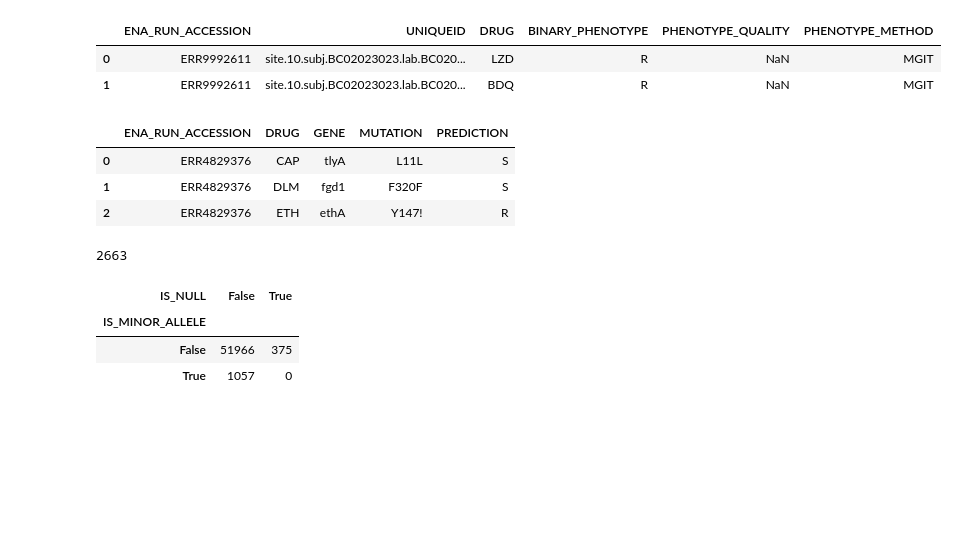
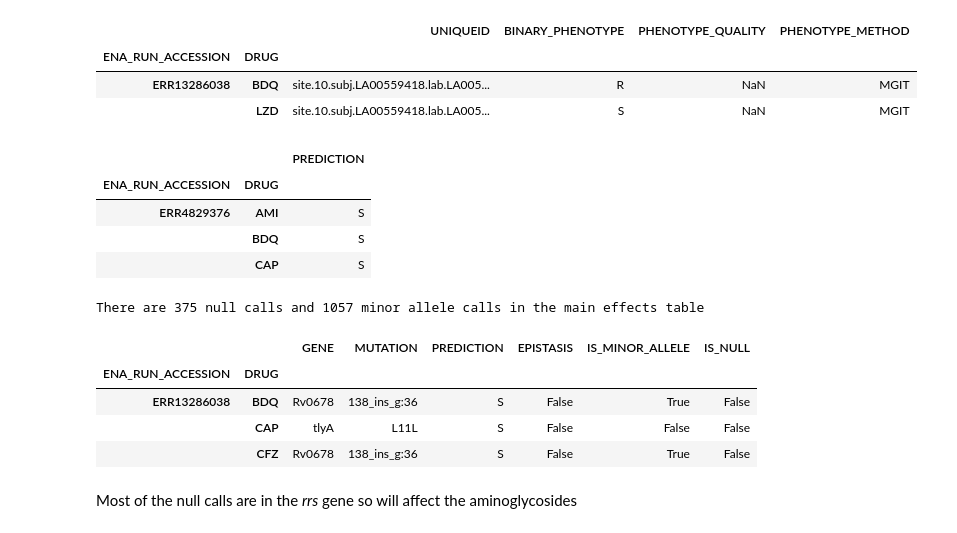
Before and after one commit to fowler-lab/validate-myco-amr, a Jupyter notebook: create-results-table.ipynb, the cells around one changed output. Cells and saved outputs as stored; diff of their text form; code cells hidden in the pictures; blank space fills up the shorter version.

```diff
--- a/create-results-table.ipynb
+++ b/create-results-table.ipynb
@@ -8,39 +23,20 @@ mgit_drugs = list(pandas.read_csv('dat/drugs/mgit_drugs.csv').drug)
 # %%
 PHENOTYPES = pandas.read_csv('dat/PHENOTYPES.csv')
+PHENOTYPES.set_index(['ENA_RUN_ACCESSION', 'DRUG'], inplace=True)
+PHENOTYPES.sort_index(inplace=True)
 PHENOTYPES[:2]
 # %% [output]
-|  | ENA_RUN_ACCESSION | UNIQUEID | DRUG | BINARY_PHENOTYPE | PHENOTYPE_QUALITY | PHENOTYPE_METHOD |
-| 0 | ERR9992611 | site.10.subj.BC02023023.lab.BC020... | LZD | R | NaN | MGIT |
-| 1 | ERR9992611 | site.10.subj.BC02023023.lab.BC020... | BDQ | R | NaN | MGIT |
+|  |  | UNIQUEID | BINARY_PHENOTYPE | PHENOTYPE_QUALITY | PHENOTYPE_METHOD |
+| ENA_RUN_ACCESSION | DRUG |  |  |  |  |
+| ERR13286038 | BDQ | site.10.subj.LA00559418.lab.LA005... | R | NaN | MGIT |
+|  | LZD | site.10.subj.LA00559418.lab.LA005... | S | NaN | MGIT |
 # %%
-EFFECTS = pandas.read_csv('dat/EFFECTS.csv')
-EFFECTS[:3]
+RAW_PREDICTIONS = pandas.read_csv('dat/RAW_PREDICTIONS.csv')
+RAW_PREDICTIONS.set_index(['ENA_RUN_ACCESSION', 'DRUG'], inplace=True)
+RAW_PREDICTIONS[:3]
 # %% [output]
-|  | ENA_RUN_ACCESSION | DRUG | GENE | MUTATION | PREDICTION |
-| 0 | ERR4829376 | CAP | tlyA | L11L | S |
-| 1 | ERR4829376 | DLM | fgd1 | F320F | S |
-| 2 | ERR4829376 | ETH | ethA | Y147! | R |
+|  |  | PREDICTION |
+| ENA_RUN_ACCESSION | DRUG |  |
+| ERR4829376 | AMI | S |
+|  | BDQ | S |
+|  | CAP | S |
-# %%
-EFFECTS.ENA_RUN_ACCESSION.nunique()
-# %% [output]
-2663
-# %%
-def assign_booleans(row):
-    minor_call = False
-    is_null = False
-    if ":" in row.MUTATION:
-        minor_call = True
-    if 'x' in row.MUTATION:
-        is_null = True
-    elif 'X' in row.MUTATION:
-        is_null = True
-    return pandas.Series([minor_call, is_null])
-
-EFFECTS[['IS_MINOR_ALLELE','IS_NULL']] = EFFECTS.apply(assign_booleans, axis=1)
-
-pandas.crosstab(EFFECTS.IS_MINOR_ALLELE, EFFECTS.IS_NULL)
-# %% [output]
-| IS_NULL | False | True |
-| IS_MINOR_ALLELE |  |  |
-| False | 51966 | 375 |
-| True | 1057 | 0 |
@@ -52,0 +43,15 @@ EFFECTS3 = copy.deepcopy(EFFECTS)
+# %%
+RAW_EFFECTS = pandas.read_csv('dat/RAW_EFFECTS.csv')
+RAW_EFFECTS.set_index(['ENA_RUN_ACCESSION', 'DRUG'], inplace=True)
+RAW_EFFECTS.sort_index(inplace=True)
+print(f"There are {RAW_EFFECTS.IS_NULL.sum()} null calls and {RAW_EFFECTS.IS_MINOR_ALLELE.sum()} minor allele calls in the main effects table")
+RAW_EFFECTS[:3]
+# %% [output]
+There are 375 null calls and 1057 minor allele calls in the main effects table
+|  |  | GENE | MUTATION | PREDICTION | EPISTASIS | IS_MINOR_ALLELE | IS_NULL |
+| ENA_RUN_ACCESSION | DRUG |  |  |  |  |  |  |
+| ERR13286038 | BDQ | Rv0678 | 138_ins_g:36 | S | False | True | False |
+|  | CAP | tlyA | L11L | S | False | False | False |
+|  | CFZ | Rv0678 | 138_ins_g:36 | S | False | True | False |
+# %% [markdown]
+Most of the null calls are in the *rrs* gene so will affect the aminoglycosides
```
Also changed, not shown: parts of 26 cells of this notebook, 21 other files.
